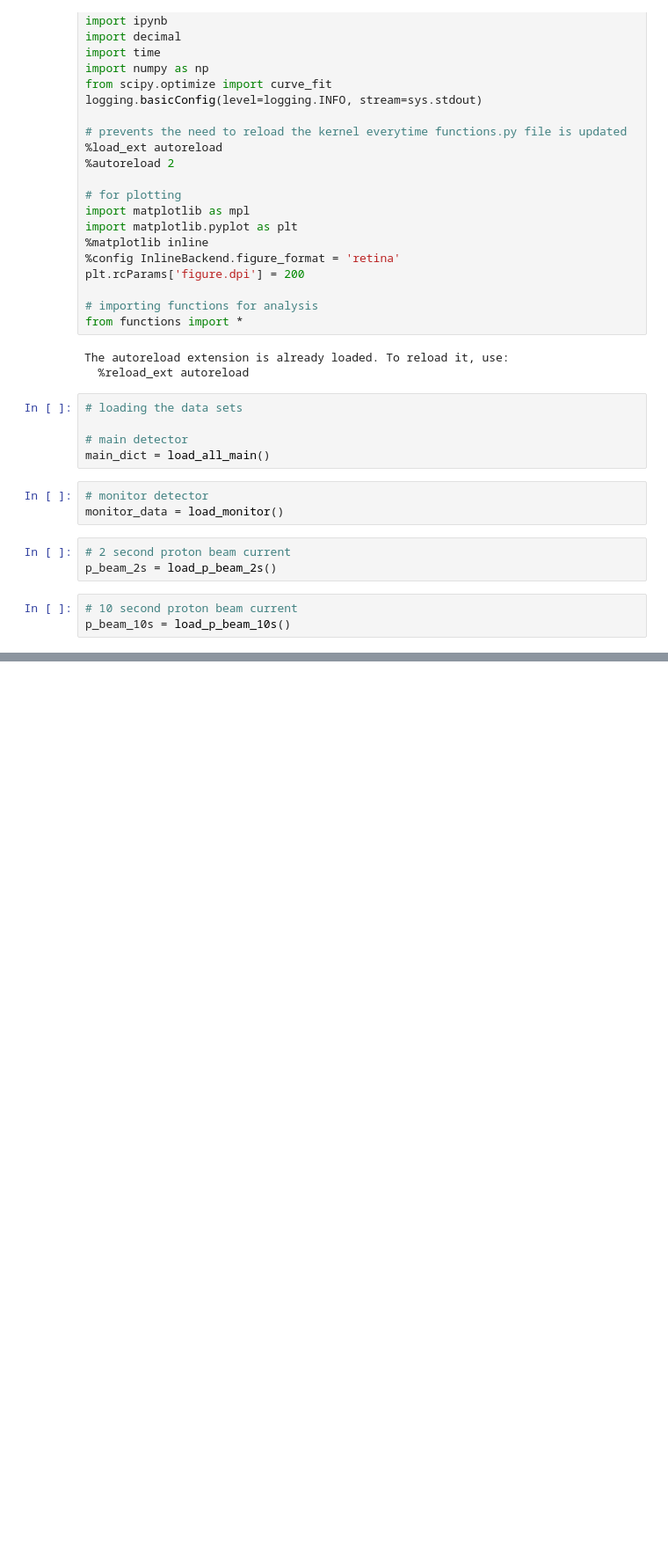
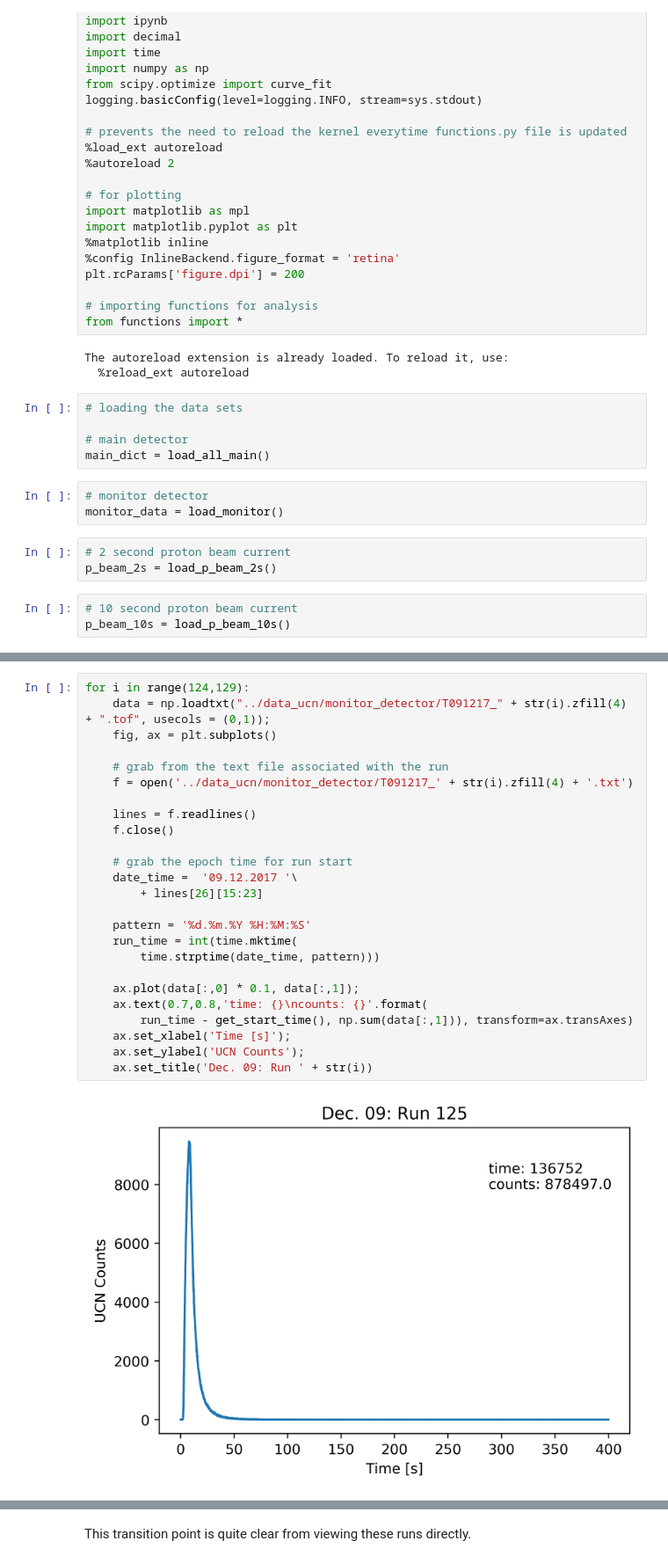
Before and after one commit to jonahberean/psi_transmission, a Jupyter notebook: notebooks/monitor_detector.ipynb, the cells around one changed output, grey strips where cells are left out. Shown at 88% size. Drawn from its saved outputs; the diff is of its cells as text; blank space fills up the shorter version.

```diff
--- a/notebooks/monitor_detector.ipynb
+++ b/notebooks/monitor_detector.ipynb
@@ -97,0 +111,27 @@ ax.ticklabel_format(style='sci', axis='x', scilimits=(0,0))
+# %%
+for i in range(124,129):
+    data = np.loadtxt("../data_ucn/monitor_detector/T091217_" + str(i).zfill(4) + ".tof", usecols = (0,1));
+    fig, ax = plt.subplots()
+
+    # grab from the text file associated with the run
+    f = open('../data_ucn/monitor_detector/T091217_' + str(i).zfill(4) + '.txt')
+
+    lines = f.readlines()
+    f.close()
+
+    # grab the epoch time for run start
+    date_time =  '09.12.2017 '\
+        + lines[26][15:23]
+
+    pattern = '%d.%m.%Y %H:%M:%S'
+    run_time = int(time.mktime(
+        time.strptime(date_time, pattern)))
+
+    ax.plot(data[:,0] * 0.1, data[:,1]);
+    ax.text(0.7,0.8,'time: {}\ncounts: {}'.format(
+        run_time - get_start_time(), np.sum(data[:,1])), transform=ax.transAxes)
+    ax.set_xlabel('Time [s]');
+    ax.set_ylabel('UCN Counts');
+    ax.set_title('Dec. 09: Run ' + str(i))
+# %% [output]
+[figure, added]
@@ -97,0 +141,2 @@ ax.ticklabel_format(style='sci', axis='x', scilimits=(0,0))
+# %% [markdown]
+This transition point is quite clear from viewing these runs directly.
```
Also changed, not shown: parts of 3 cells of this notebook, 1 other file.
